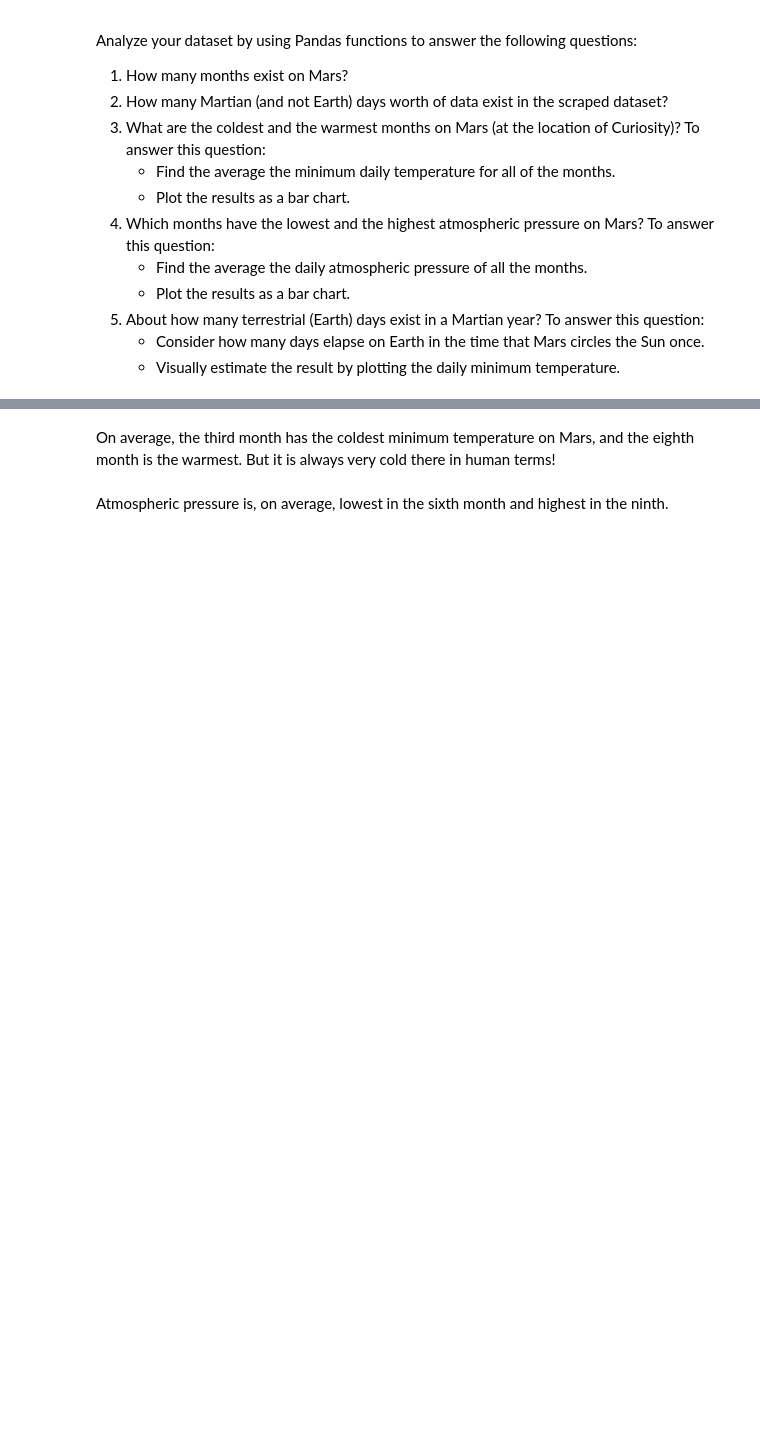
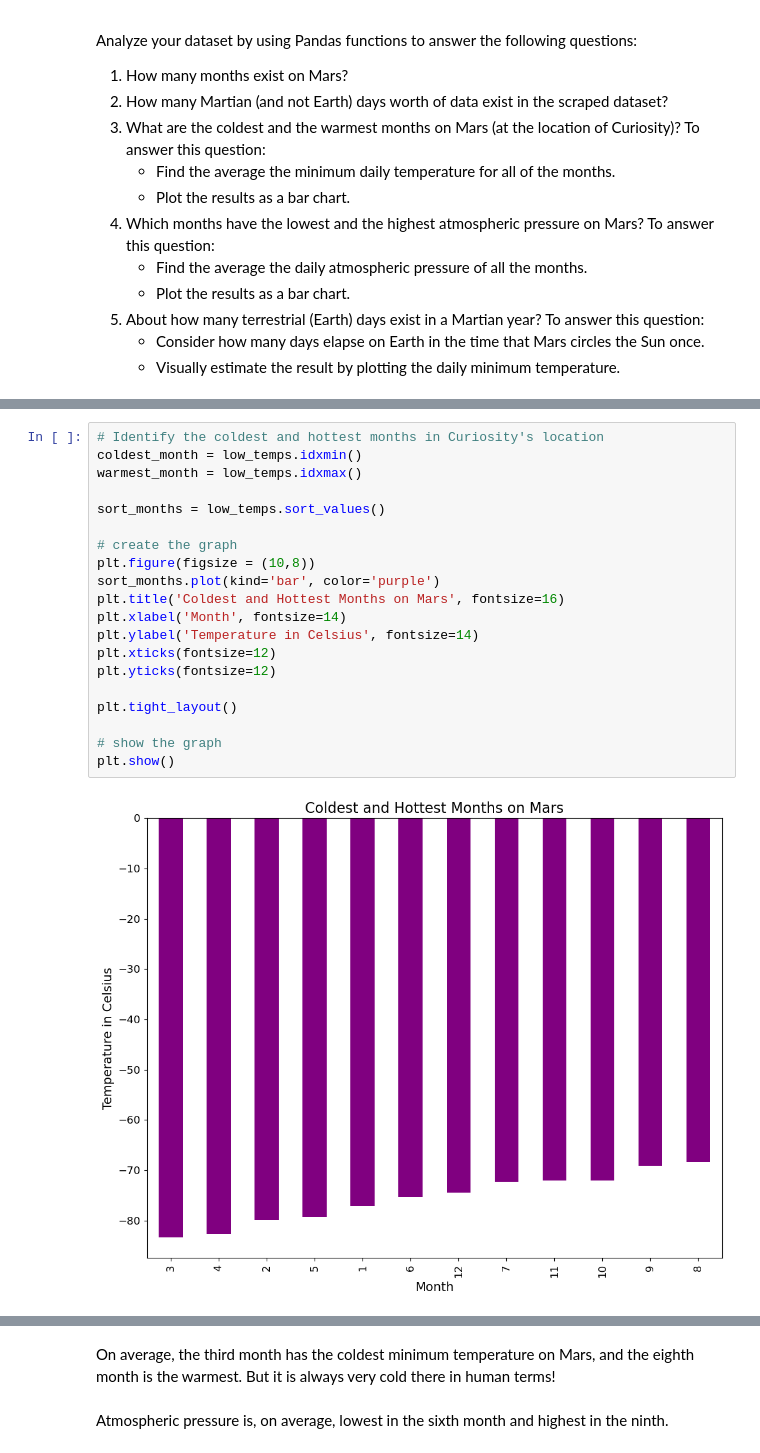
Before and after one commit to loriandler/web-scraping-challenge, a Jupyter notebook: part_2_mars_weather.ipynb, the cells around one changed output, grey strips where cells are left out. Saved outputs shown, nothing was run; the diff lists cells and outputs as text; blank space fills up the shorter version.

```diff
--- a/part_2_mars_weather.ipynb
+++ b/part_2_mars_weather.ipynb
@@ -233,2 +237,24 @@ Name: min_temp, dtype: float64
+# %%
+# Identify the coldest and hottest months in Curiosity's location
+coldest_month = low_temps.idxmin()
+warmest_month = low_temps.idxmax()
+
+sort_months = low_temps.sort_values()
+
+# create the graph
+plt.figure(figsize = (10,8))
+sort_months.plot(kind='bar', color='purple')
+plt.title('Coldest and Hottest Months on Mars', fontsize=16)
+plt.xlabel('Month', fontsize=14)
+plt.ylabel('Temperature in Celsius', fontsize=14)
+plt.xticks(fontsize=12)
+plt.yticks(fontsize=12)
+
+plt.tight_layout()
+
+# show the graph
+plt.show()
+# %% [output]
+[figure, added]
 # %%
 # 4. Average pressure by Martian month
```
Also changed, not shown: parts of 26 cells of this notebook, 5 other files.
